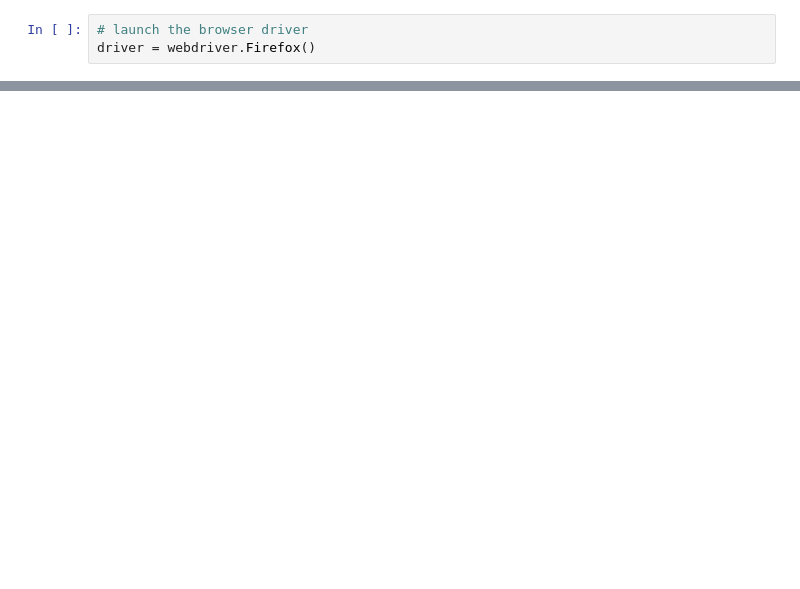
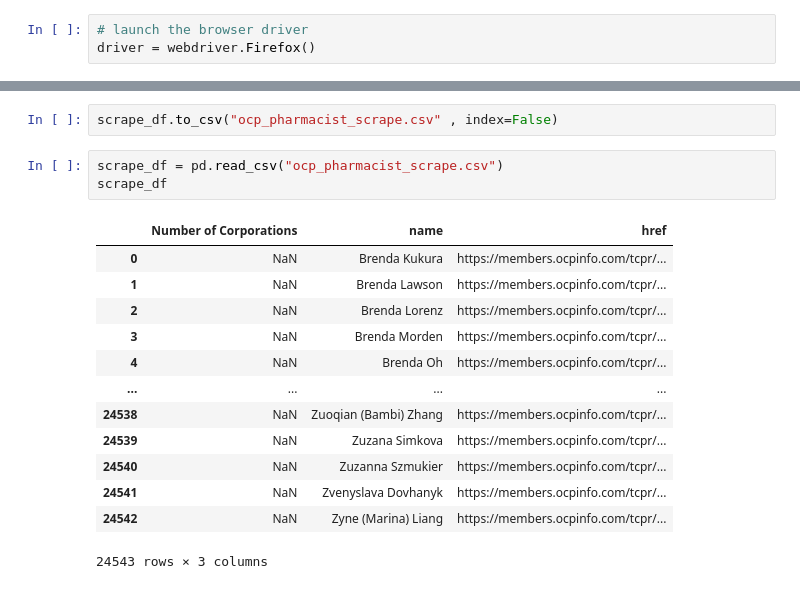
Before and after one commit to xeonmobius/pharmacy-market-analysis, a Jupyter notebook: ocp pharmacist scrape.ipynb, the cells around one changed output, grey strips where cells are left out. Drawn from its saved outputs; the diff is of its cells as text; blank space fills up the shorter version.

```diff
--- a/ocp pharmacist scrape.ipynb
+++ b/ocp pharmacist scrape.ipynb
@@ -75,0 +100,19 @@ WebDriverException: Message: Failed to write request to stream
+# %%
+scrape_df.to_csv("ocp_pharmacist_scrape.csv" , index=False)
+# %%
+scrape_df = pd.read_csv("ocp_pharmacist_scrape.csv")
+scrape_df
+# %% [output]
+|  | Number of Corporations | name | href |
+| 0 | NaN | Brenda Kukura | https://members.ocpinfo.com/tcpr/... |
+| 1 | NaN | Brenda Lawson | https://members.ocpinfo.com/tcpr/... |
+| 2 | NaN | Brenda Lorenz | https://members.ocpinfo.com/tcpr/... |
+| 3 | NaN | Brenda Morden | https://members.ocpinfo.com/tcpr/... |
+| 4 | NaN | Brenda Oh | https://members.ocpinfo.com/tcpr/... |
+| ... | ... | ... | ... |
+| 24538 | NaN | Zuoqian (Bambi) Zhang | https://members.ocpinfo.com/tcpr/... |
+| 24539 | NaN | Zuzana Simkova | https://members.ocpinfo.com/tcpr/... |
+| 24540 | NaN | Zuzanna Szmukier | https://members.ocpinfo.com/tcpr/... |
+| 24541 | NaN | Zvenyslava Dovhanyk | https://members.ocpinfo.com/tcpr/... |
+| 24542 | NaN | Zyne (Marina) Liang | https://members.ocpinfo.com/tcpr/... |
+24543 rows × 3 columns
```
Also changed, not shown: parts of 3 cells of this notebook.
